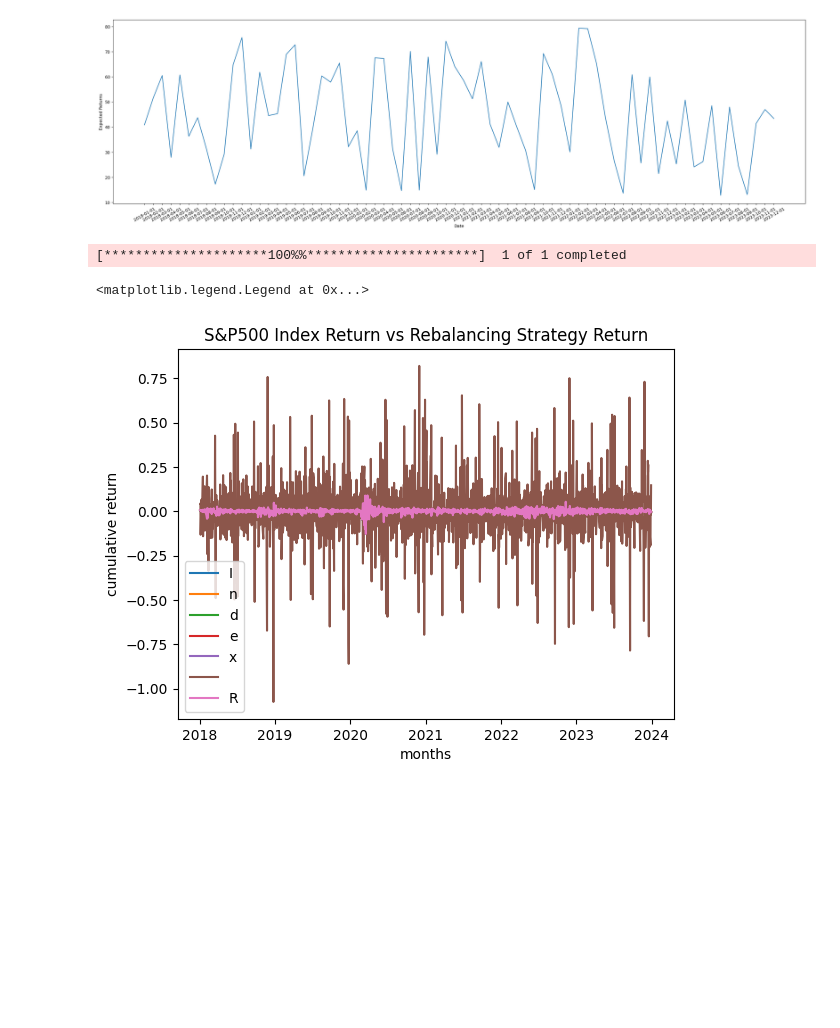
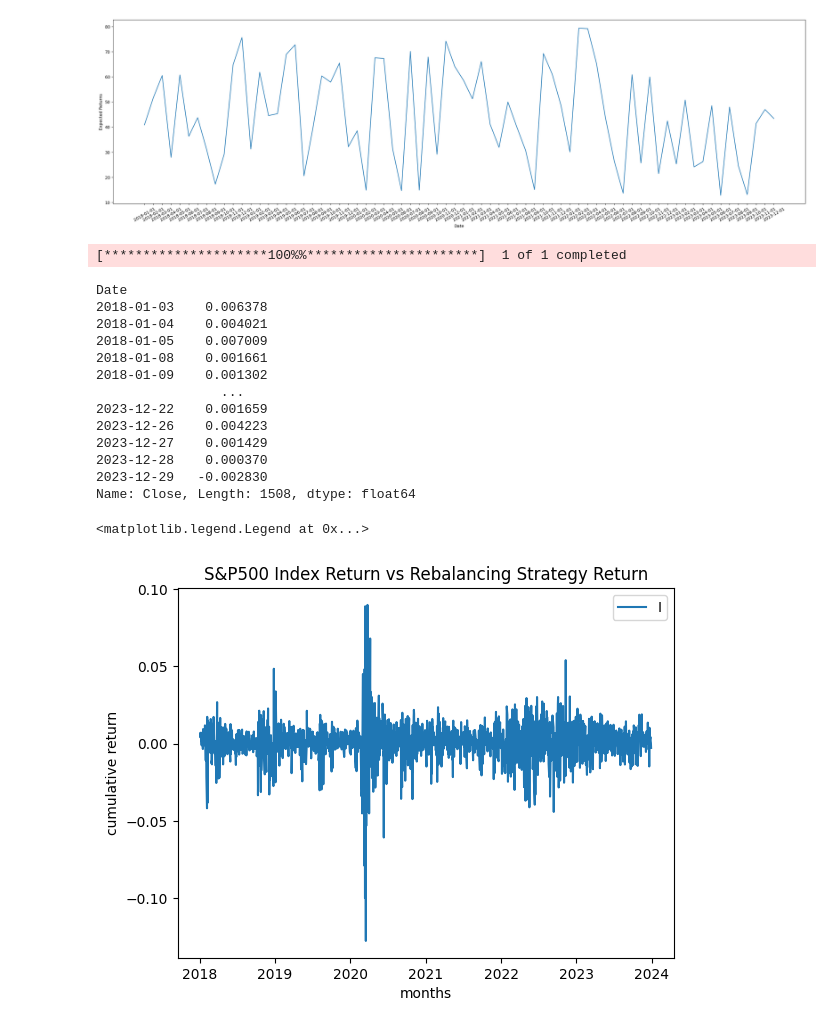
Before and after one commit to x-ENIAC/MarkowitzModel, a Jupyter notebook: markowitz_model.ipynb, the cells around one changed output. Drawn from its saved outputs; the diff is of its cells as text; code cells hidden in the pictures; blank space fills up the shorter version.

```diff
--- a/markowitz_model.ipynb
+++ b/markowitz_model.ipynb
@@ -339,16 +339,29 @@ plt.show()
 [figure]
 # %%
 sp500 = yf.download("^GSPC", start = start_date, end = end_date, period='1mo')
-sp500["monthly_returns"] = sp500["Close"]
-log_return = np.log(sp500 / sp500.shift(1))[1:]
-
+close = sp500["Close"]
+log_return = np.log(close / close.shift(1))[1:]
+print(log_return)
 # plt.plot((1+sp500["monthly_returns"].reset_index(drop=True)).cumprod())
 plt.plot(log_return)
 plt.title("S&P500 Index Return vs Rebalancing Strategy Return")
 plt.ylabel("cumulative return")
 plt.xlabel("months")
 plt.legend("Index Return")
 # %% [output]
 [*********************100%%**********************]  1 of 1 completed
-<matplotlib.legend.Legend at 0x...>
+Date
+2018-01-03    0.006378
+2018-01-04    0.004021
+2018-01-05    0.007009
+2018-01-08    0.001661
+2018-01-09    0.001302
+                ...
+2023-12-22    0.001659
+2023-12-26    0.004223
+2023-12-27    0.001429
+2023-12-28    0.000370
+2023-12-29   -0.002830
+Name: Close, Length: 1508, dtype: float64
+<matplotlib.legend.Legend at 0x...>
-[figure, old version]
+[figure, new version]
```
